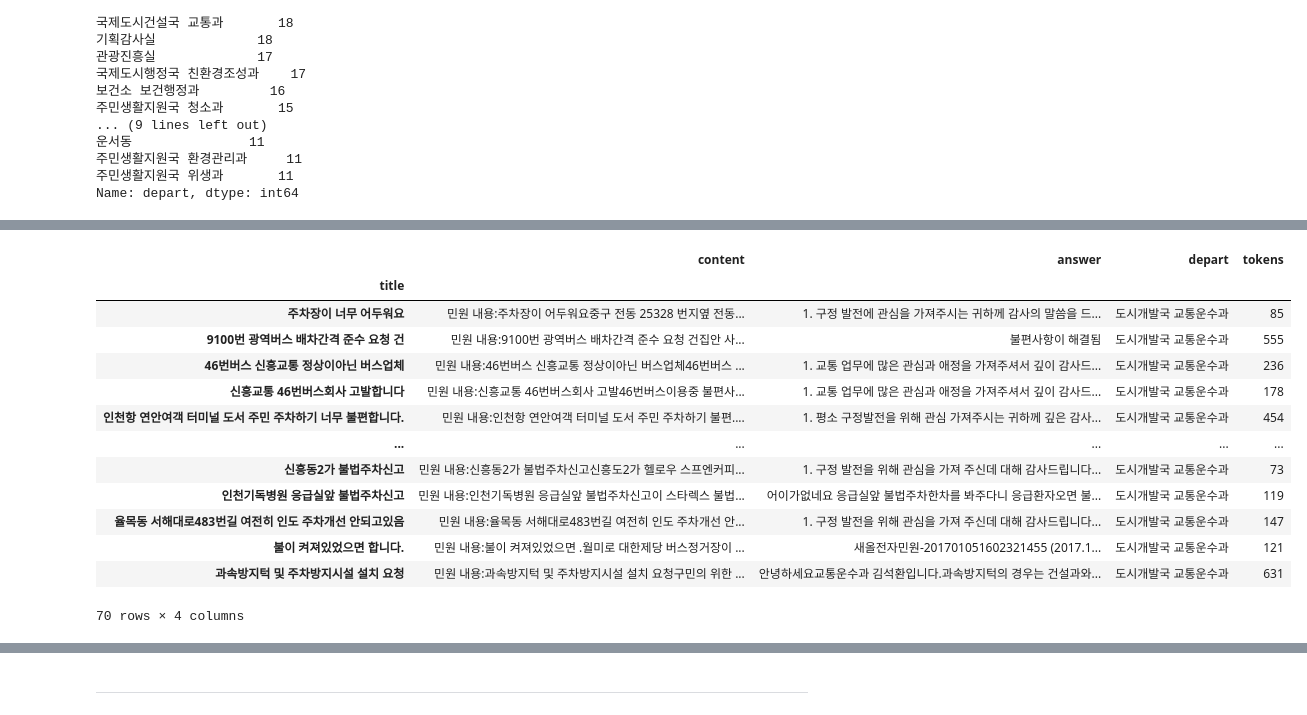
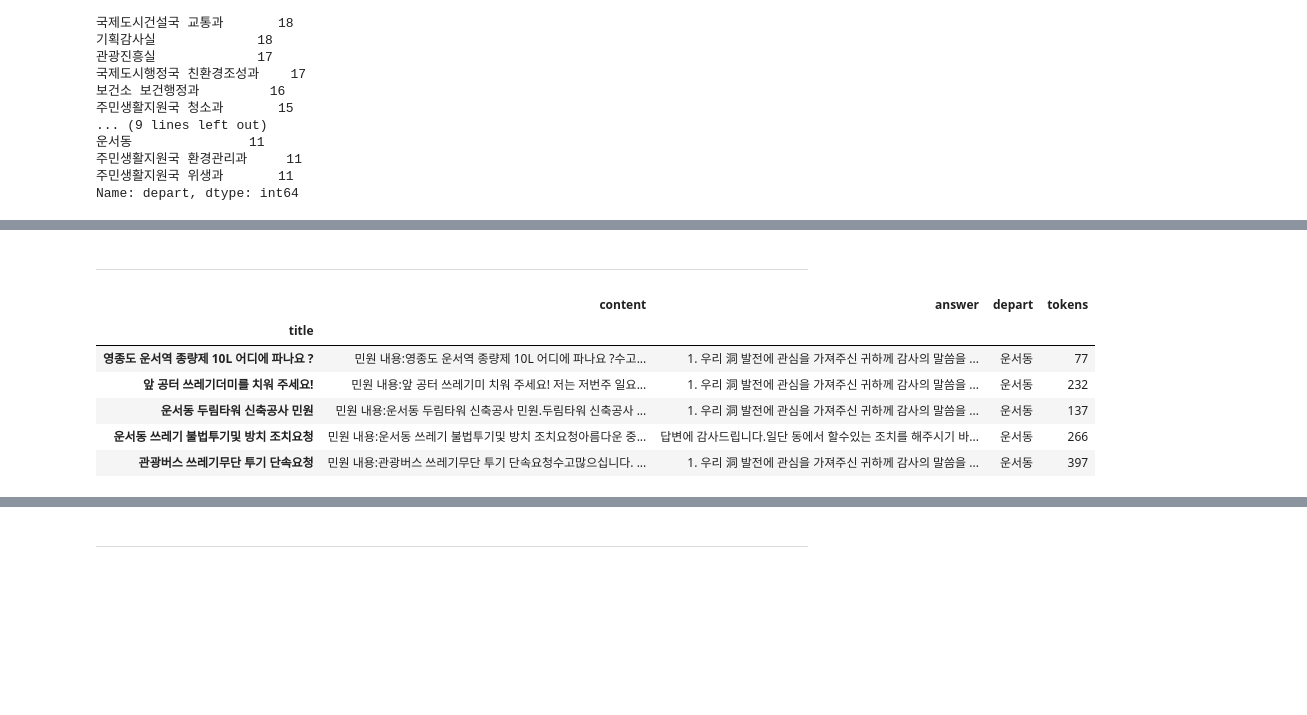
Before and after one commit to 2hy03/Civil_Complaint, a Jupyter notebook: gpt_test.ipynb, the cells around one changed output, grey strips where cells are left out. Drawn from its saved outputs; the diff is of its cells as text; code cells hidden in the pictures; blank space fills up the shorter version.

Commit message:
depart_embedding

```diff
--- a/gpt_test.ipynb
+++ b/gpt_test.ipynb
@@ -170,18 +163,13 @@ df
+# %% [markdown]
+---
 # %%
-trans = df[df['depart'] == '도시개발국 교통운수과']
-trans
+Environmental = df[df['depart'] == '운서동']
+Environmental.head()
 # %% [output]
 |  | content | answer | depart | tokens |
 | title |  |  |  |  |
-| 주차장이 너무 어두워요 | 민원 내용:주차장이 어두워요중구 전동 25328 번지옆 전동... | 1. 구정 발전에 관심을 가져주시는 귀하께 감사의 말씀을 드... | 도시개발국 교통운수과 | 85 |
-| 9100번 광역버스 배차간격 준수 요청 건 | 민원 내용:9100번 광역버스 배차간격 준수 요청 건집안 사... | 불편사항이 해결됨 | 도시개발국 교통운수과 | 555 |
-| 46번버스 신흥교통 정상이아닌 버스업체 | 민원 내용:46번버스 신흥교통 정상이아닌 버스업체46번버스 ... | 1. 교통 업무에 많은 관심과 애정을 가져주셔서 깊이 감사드... | 도시개발국 교통운수과 | 236 |
-| 신흥교통 46번버스회사 고발합니다 | 민원 내용:신흥교통 46번버스회사 고발46번버스이용중 불편사... | 1. 교통 업무에 많은 관심과 애정을 가져주셔서 깊이 감사드... | 도시개발국 교통운수과 | 178 |
-| 인천항 연안여객 터미널 도서 주민 주차하기 너무 불편합니다. | 민원 내용:인천항 연안여객 터미널 도서 주민 주차하기 불편.... | 1. 평소 구정발전을 위해 관심 가져주시는 귀하께 깊은 감사... | 도시개발국 교통운수과 | 454 |
-| ... | ... | ... | ... | ... |
-| 신흥동2가 불법주차신고 | 민원 내용:신흥동2가 불법주차신고신흥도2가 헬로우 스프엔커피... | 1. 구정 발전을 위해 관심을 가져 주신데 대해 감사드립니다... | 도시개발국 교통운수과 | 73 |
-| 인천기독병원 응급실앞 불법주차신고 | 민원 내용:인천기독병원 응급실앞 불법주차신고이 스타렉스 불법... | 어이가없네요 응급실앞 불법주차한차를 봐주다니 응급환자오면 불... | 도시개발국 교통운수과 | 119 |
-| 율목동 서해대로483번길 여전히 인도 주차개선 안되고있음 | 민원 내용:율목동 서해대로483번길 여전히 인도 주차개선 안... | 1. 구정 발전을 위해 관심을 가져 주신데 대해 감사드립니다... | 도시개발국 교통운수과 | 147 |
-| 불이 켜져있었으면 합니다. | 민원 내용:불이 켜져있었으면 .월미로 대한제당 버스정거장이 ... | 새올전자민원-201701051602321455 (2017.1... | 도시개발국 교통운수과 | 121 |
-| 과속방지턱 및 주차방지시설 설치 요청 | 민원 내용:과속방지턱 및 주차방지시설 설치 요청구민의 위한 ... | 안녕하세요교통운수과 김석환입니다.과속방지턱의 경우는 건설과와... | 도시개발국 교통운수과 | 631 |
+| 영종도 운서역 종량제 10L 어디에 파나요 ? | 민원 내용:영종도 운서역 종량제 10L 어디에 파나요 ?수고... | 1. 우리 洞 발전에 관심을 가져주신 귀하께 감사의 말씀을 ... | 운서동 | 77 |
+| 앞 공터 쓰레기더미를 치워 주세요! | 민원 내용:앞 공터 쓰레기미 치워 주세요! 저는 저번주 일요... | 1. 우리 洞 발전에 관심을 가져주신 귀하께 감사의 말씀을 ... | 운서동 | 232 |
+| 운서동 두림타워 신축공사 민원 | 민원 내용:운서동 두림타워 신축공사 민원.두림타워 신축공사 ... | 1. 우리 洞 발전에 관심을 가져주신 귀하께 감사의 말씀을 ... | 운서동 | 137 |
+| 운서동 쓰레기 불법투기및 방치 조치요청 | 민원 내용:운서동 쓰레기 불법투기및 방치 조치요청아름다운 중... | 답변에 감사드립니다.일단 동에서 할수있는 조치를 해주시기 바... | 운서동 | 266 |
+| 관광버스 쓰레기무단 투기 단속요청 | 민원 내용:관광버스 쓰레기무단 투기 단속요청수고많으십니다. ... | 1. 우리 洞 발전에 관심을 가져주신 귀하께 감사의 말씀을 ... | 운서동 | 397 |
-70 rows × 4 columns
```
Also changed, not shown: parts of 23 cells of this notebook.
